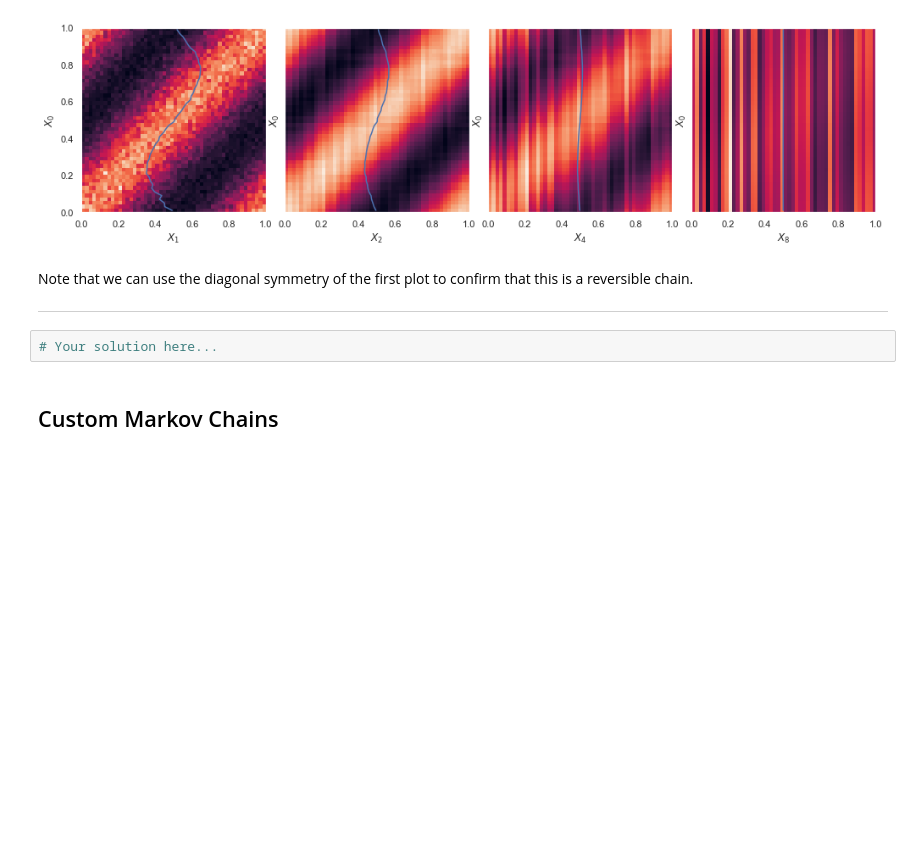
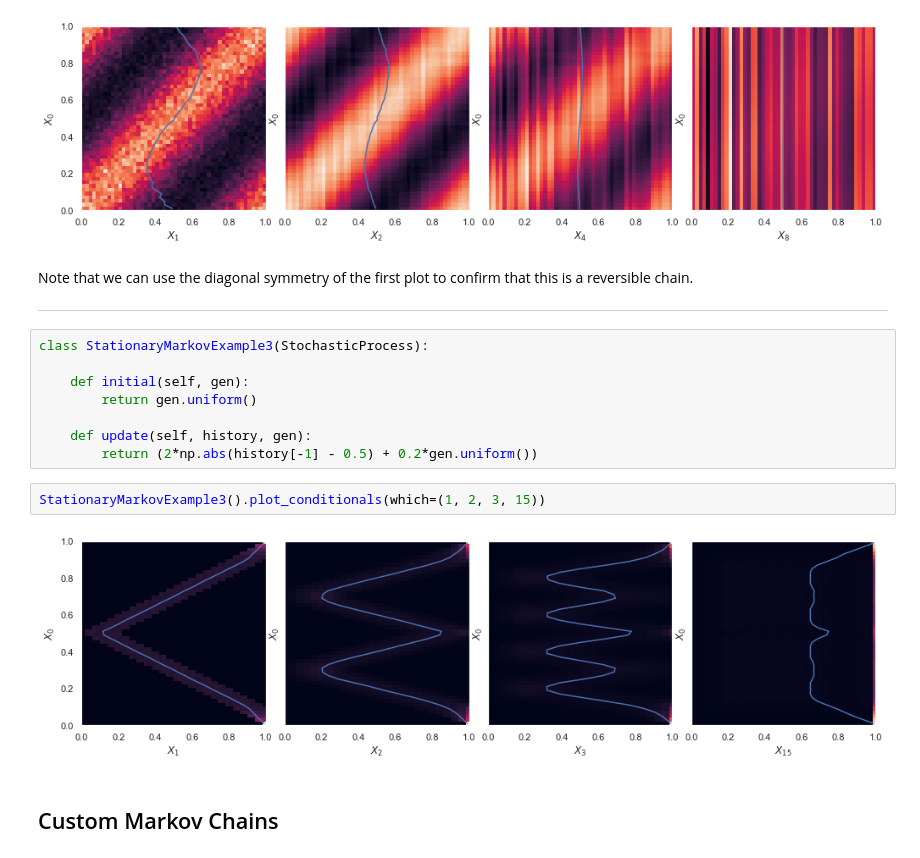
Before and after one commit to alexarmstrongvi/MachineLearningStatistics, a Jupyter notebook: notebooks/Markov.ipynb, the cells around one changed output. Drawn from its saved outputs; the diff is of its cells as text; blank space fills up the shorter version.

```diff
--- a/notebooks/Markov.ipynb
+++ b/notebooks/Markov.ipynb
@@ -254,8 +254,18 @@ ReversibleMarkovExample().plot_conditionals(which=(1, 2, 4, 8))
 Note that we can use the diagonal symmetry of the first plot to confirm that this is a reversible chain.
 
 ---
-# %%
-# Your solution here...
+# %%
+class StationaryMarkovExample3(StochasticProcess):
+
+    def initial(self, gen):
+        return gen.uniform()
+
+    def update(self, history, gen):
+        return (2*np.abs(history[-1] - 0.5) + 0.2*gen.uniform())
+# %%
+StationaryMarkovExample3().plot_conditionals(which=(1, 2, 3, 15))
+# %% [output]
+[figure, added]
 # %% [markdown]
 ## Custom Markov Chains
 # %% [markdown]
```
Also changed, not shown: parts of 4 cells of this notebook, 13 other files.
